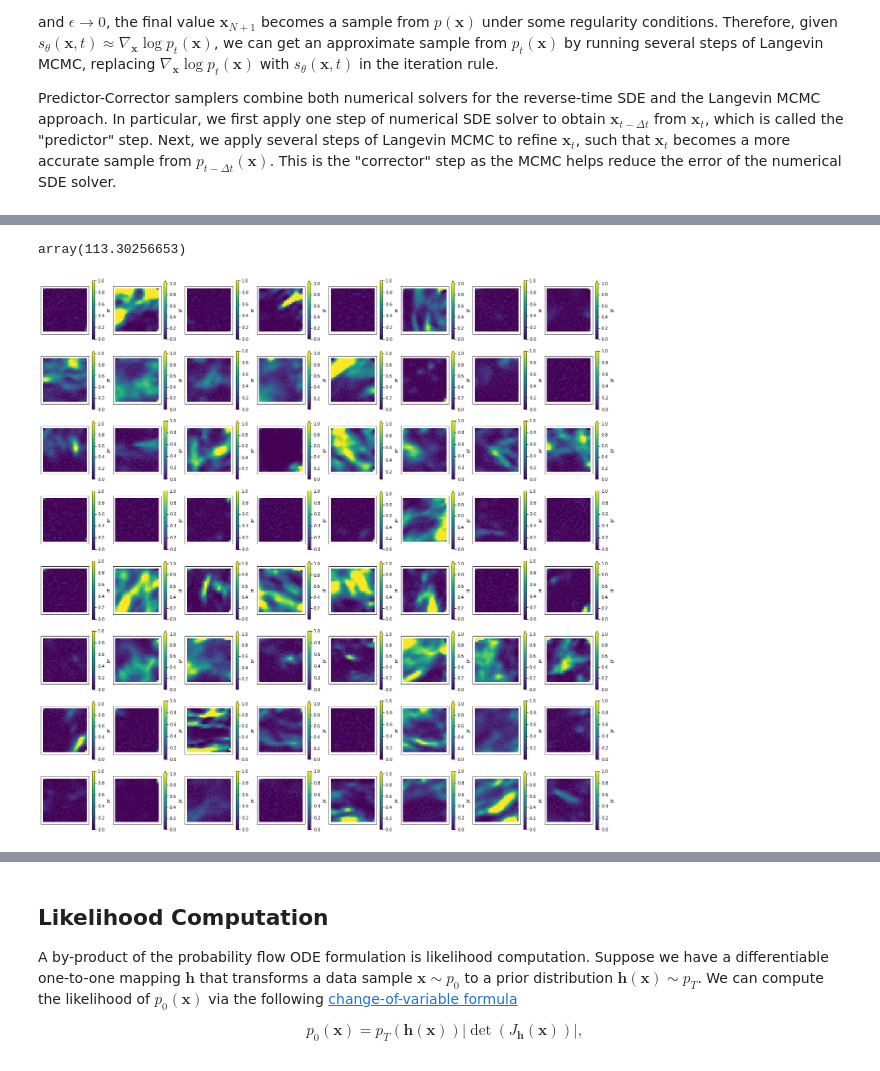
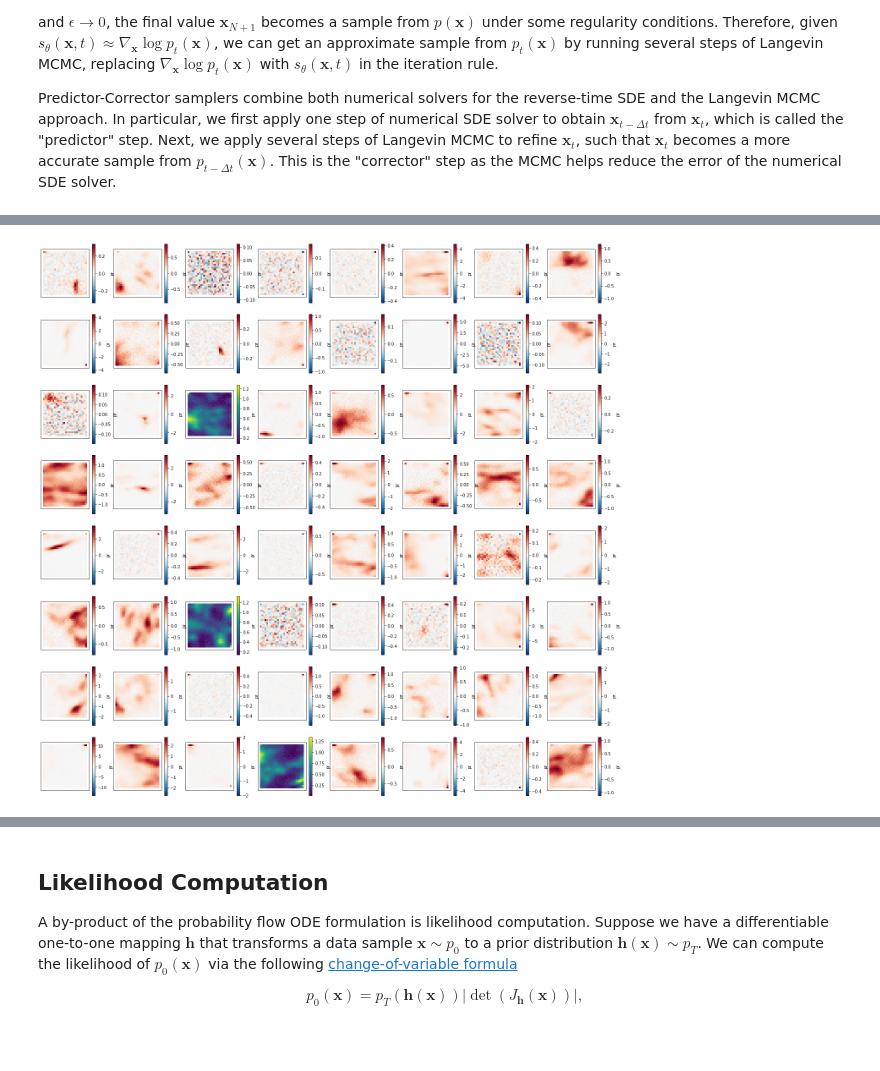
Before and after one commit to yang-song/score_sde_pytorch, a Jupyter notebook: Tutorial_on_Score_Based_Generative_Modeling_(PyTorch).ipynb, the cells around one changed output, grey strips where cells are left out. Cells and saved outputs as stored; diff of their text form; code cells hidden in the pictures.

Commit message:
updates to notebook
including doing some pre-training samples to show progress

```diff
--- a/Tutorial_on_Score_Based_Generative_Modeling_(PyTorch).ipynb
+++ b/Tutorial_on_Score_Based_Generative_Modeling_(PyTorch).ipynb
@@ -339,0 +424,19 @@ optimizer = Adam(score_model.parameters(), lr=lr)
+# %%
+data_dirpath = os.path.join(os.getenv('DERIVED_DATA'), 'nc-datasets', '2.2km-coarsened-2x_london_pr_random')
+xr_data = xr.load_dataset(os.path.join(data_dirpath, 'train.nc')).isel(grid_longitude=slice(0, 28), grid_latitude=slice(0, 28))
+
+coords = {"sample_id": np.arange(64), "grid_longitude": xr_data.coords["grid_longitude"], "grid_latitude": xr_data.coords["grid_latitude"]}
+ds = xr.Dataset(data_vars={key: xr_data.data_vars[key] for key in ["grid_latitude_bnds", "grid_longitude_bnds", "rotated_latitude_longitude"]}, coords=coords, attrs={})
+ds['pr'] = xr.DataArray(samples.cpu().squeeze(1), dims=["sample_id", "grid_latitude", "grid_longitude"])
+# %%
+from ml_downscaling_emulator.utils import cp_model_rotated_pole
+
+nrows = int(np.sqrt(sample_batch_size))
+
+fig, axes = plt.subplots(nrows, nrows, figsize=(24,24), subplot_kw={'projection': cp_model_rotated_pole})
+
+for sample in range(sample_batch_size):
+    ax = axes[sample // nrows][sample % nrows]
+    ax.coastlines()
+    ds["pr"].isel(sample_id=sample).plot(ax=ax, vmax=ds['pr'].max().values)#, vmin=0)
+    ax.set_title("")
@@ -644,30 +688,25 @@ plt.show()
 # %%
-del xr_data
 xr_data = xr.load_dataset(os.path.join(data_dirpath, 'train.nc')).isel(grid_longitude=slice(0, 28), grid_latitude=slice(0, 28))
-xr_data.coords
+
 coords = {"sample_id": np.arange(64), "grid_longitude": xr_data.coords["grid_longitude"], "grid_latitude": xr_data.coords["grid_latitude"]}
 ds = xr.Dataset(data_vars={key: xr_data.data_vars[key] for key in ["grid_latitude_bnds", "grid_longitude_bnds", "rotated_latitude_longitude"]}, coords=coords, attrs={})
-ds['pr'] = xr.DataArray(samples.clamp(0.0).cpu().squeeze(1), dims=["sample_id", "grid_latitude", "grid_longitude"])
+ds['pr'] = xr.DataArray(samples.cpu().squeeze(1), dims=["sample_id", "grid_latitude", "grid_longitude"])
-# %%
-xr_data['target_pr'].max().values
-# %% [output]
-array(113.30256653)
 # %%
 from ml_downscaling_emulator.utils import cp_model_rotated_pole
 
 sample_batch_size = 64
 
 nrows = int(np.sqrt(sample_batch_size))
 
 fig, axes = plt.subplots(nrows, nrows, figsize=(24,24), subplot_kw={'projection': cp_model_rotated_pole})
 
 for sample in range(sample_batch_size):
     ax = axes[sample // nrows][sample % nrows]
     ax.coastlines()
-    ds["pr"].isel(sample_id=sample).plot(ax=ax, vmax=1)#ds['pr'].max().values)#, vmin=0)
+    ds["pr"].isel(sample_id=sample).plot(ax=ax)#, vmax=ds['pr'].max().values)#, vmin=0)
     ax.set_title("")
 # %% [output]
-[figure, old version]
+[figure, new version]
 # %%
 nrows = int(np.sqrt(sample_batch_size))
 
```
Also changed, not shown: parts of 14 cells of this notebook.
